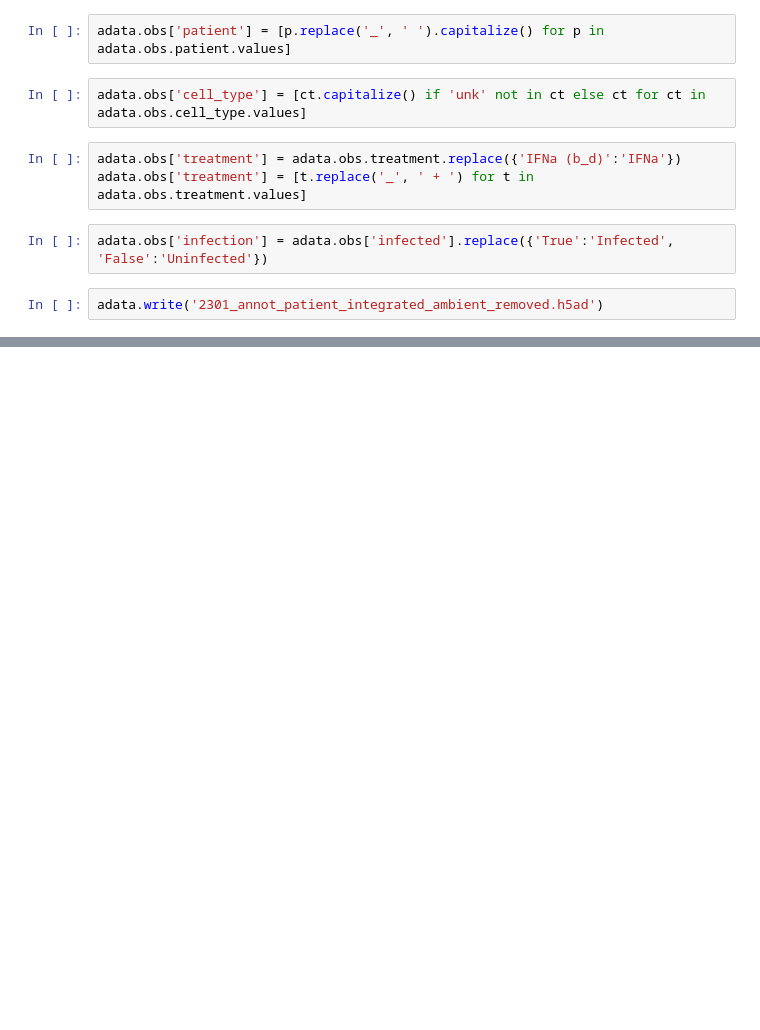
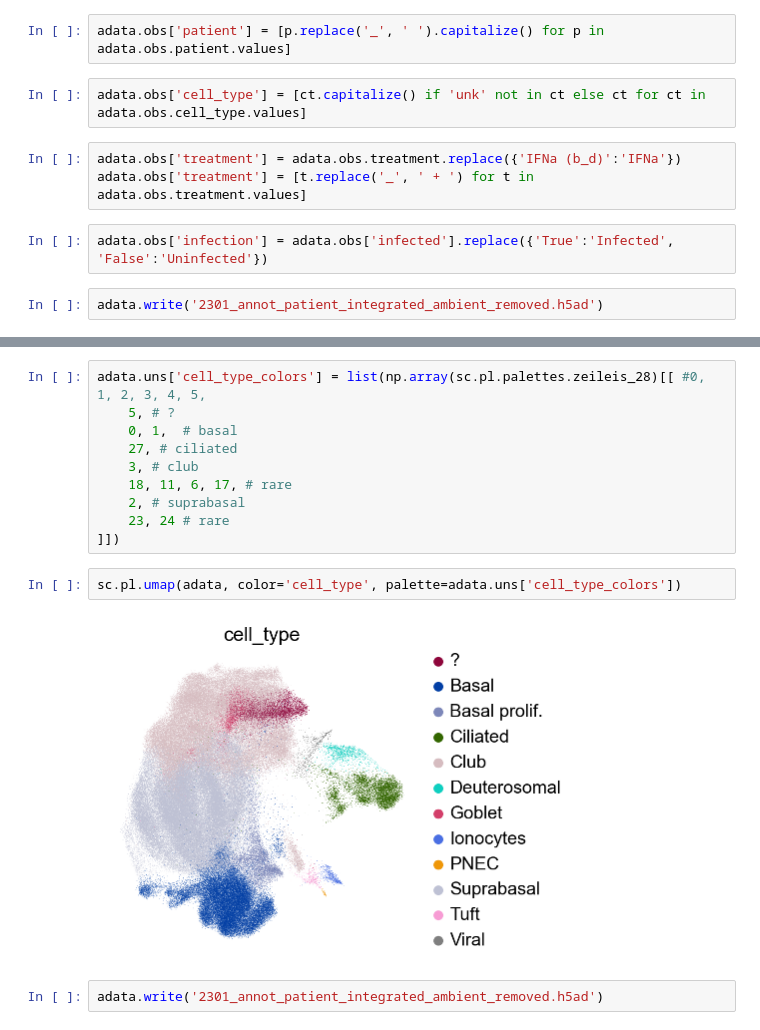
Before and after one commit to theislab/covid-perturbation, a Jupyter notebook: capitalization_and_formatting.ipynb, the cells around one changed output, grey strips where cells are left out. Drawn from its saved outputs; the diff is of its cells as text; blank space fills up the shorter version.

```diff
--- a/capitalization_and_formatting.ipynb
+++ b/capitalization_and_formatting.ipynb
@@ -37,0 +87,16 @@ adata.write('2301_annot_patient_integrated_ambient_removed.h5ad')
+# %%
+adata.uns['cell_type_colors'] = list(np.array(sc.pl.palettes.zeileis_28)[[ #0, 1, 2, 3, 4, 5,
+    5, # ?
+    0, 1,  # basal
+    27, # ciliated
+    3, # club
+    18, 11, 6, 17, # rare
+    2, # suprabasal
+    23, 24 # rare
+]])
+# %%
+sc.pl.umap(adata, color='cell_type', palette=adata.uns['cell_type_colors'])
+# %% [output]
+[figure, added]
+# %%
+adata.write('2301_annot_patient_integrated_ambient_removed.h5ad')
```
Also changed, not shown: parts of 10 cells of this notebook, 1 other file.
